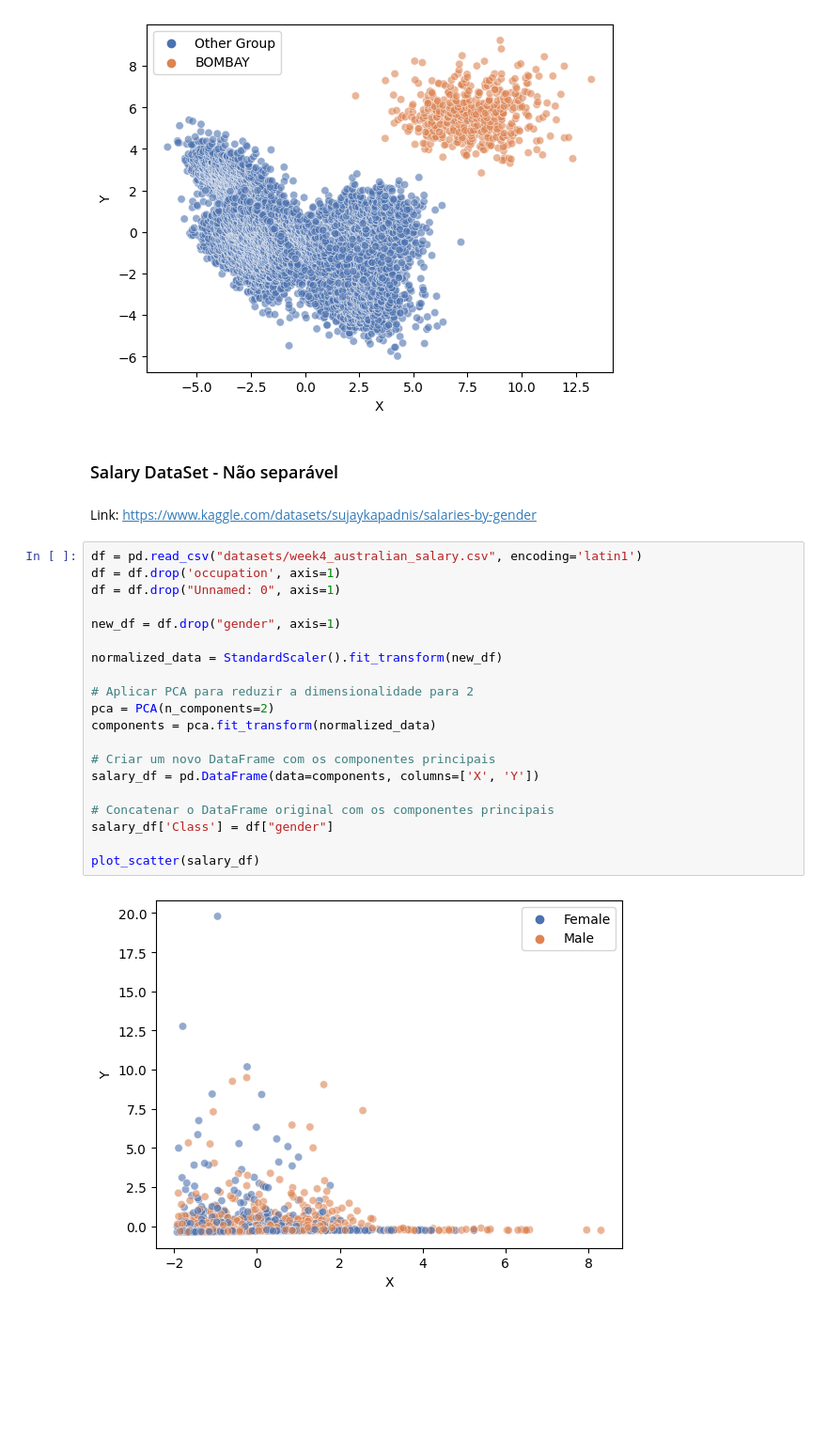
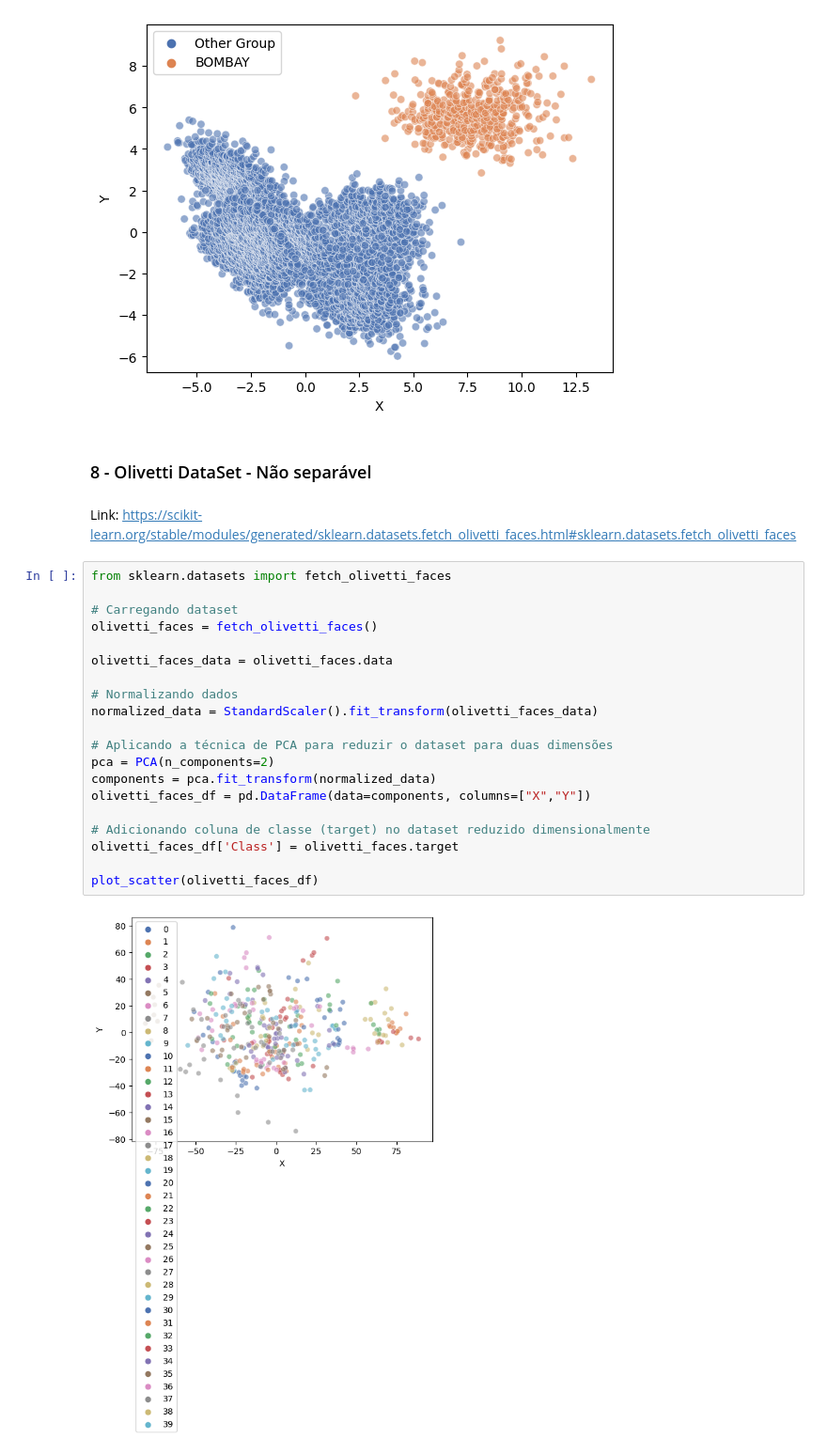
Before and after one commit to Igoreduardobraga/TP-1-ALG2, a Jupyter notebook: datasets_manipulation.ipynb, the cells around one changed output. Shown at 94% size. Saved outputs shown, nothing was run; the diff lists cells and outputs as text; blank space fills up the shorter version.

```diff
--- a/datasets_manipulation.ipynb
+++ b/datasets_manipulation.ipynb
@@ -324,28 +350,28 @@ plot_scatter(dry_bean_df_filtered)
 # %% [output]
 [figure]
 # %% [markdown]
-### Salary DataSet - Não separável
+### 8 - Olivetti DataSet - Não separável
-# %% [markdown]
-Link: https://www.kaggle.com/datasets/sujaykapadnis/salaries-by-gender
-# %%
-df = pd.read_csv("datasets/week4_australian_salary.csv", encoding='latin1')
-df = df.drop('occupation', axis=1)
-df = df.drop("Unnamed: 0", axis=1)
-
-new_df = df.drop("gender", axis=1)
-
-normalized_data = StandardScaler().fit_transform(new_df)
-
-# Aplicar PCA para reduzir a dimensionalidade para 2
-pca = PCA(n_components=2)
-components = pca.fit_transform(normalized_data)
-
-# Criar um novo DataFrame com os componentes principais
-salary_df = pd.DataFrame(data=components, columns=['X', 'Y'])
-
-# Concatenar o DataFrame original com os componentes principais
-salary_df['Class'] = df["gender"]
-
-plot_scatter(salary_df)
-# %% [output]
-[figure, removed]
+# %% [markdown]
+Link: https://scikit-learn.org/stable/modules/generated/sklearn.datasets.fetch_olivetti_faces.html#sklearn.datasets.fetch_olivetti_faces
+# %%
+from sklearn.datasets import fetch_olivetti_faces
+
+# Carregando dataset
+olivetti_faces = fetch_olivetti_faces()
+
+olivetti_faces_data = olivetti_faces.data
+
+# Normalizando dados
+normalized_data = StandardScaler().fit_transform(olivetti_faces_data)
+
+# Aplicando a técnica de PCA para reduzir o dataset para duas dimensões
+pca = PCA(n_components=2)
+components = pca.fit_transform(normalized_data)
+olivetti_faces_df = pd.DataFrame(data=components, columns=["X","Y"])
+
+# Adicionando coluna de classe (target) no dataset reduzido dimensionalmente
+olivetti_faces_df['Class'] = olivetti_faces.target
+
+plot_scatter(olivetti_faces_df)
+# %% [output]
+[figure, added]
```
Also changed, not shown: parts of 43 cells of this notebook, 1 other file.
